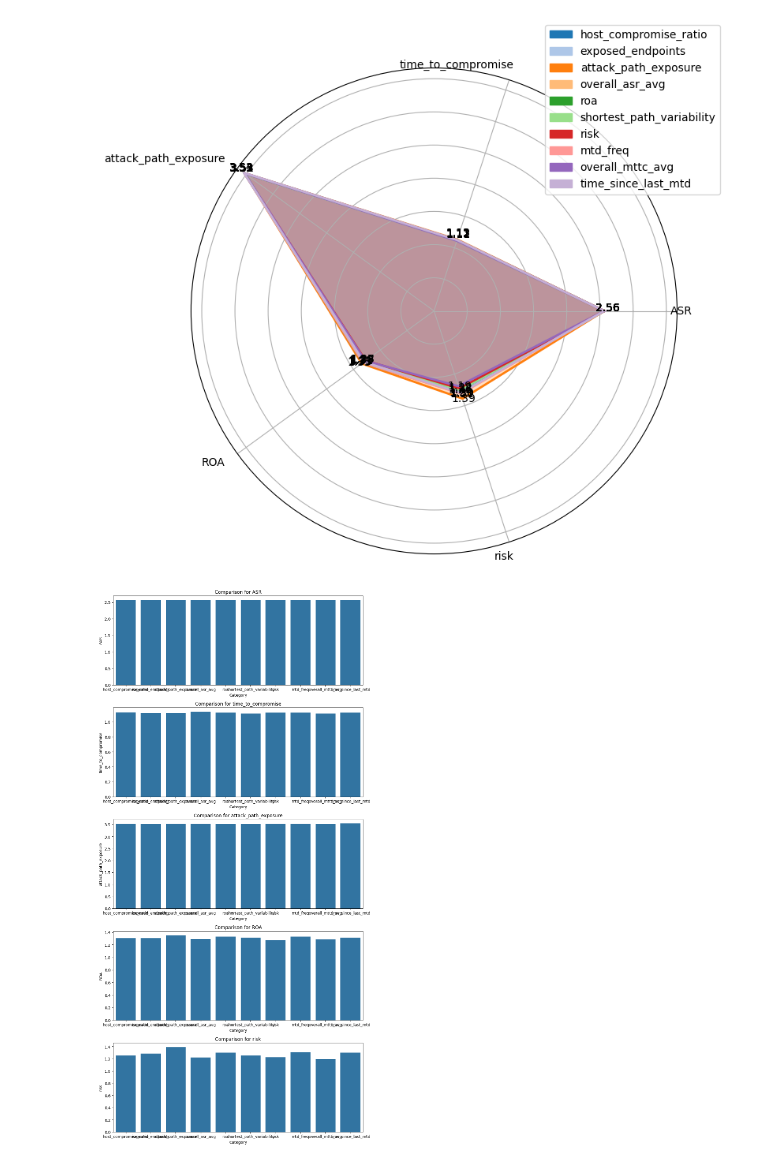
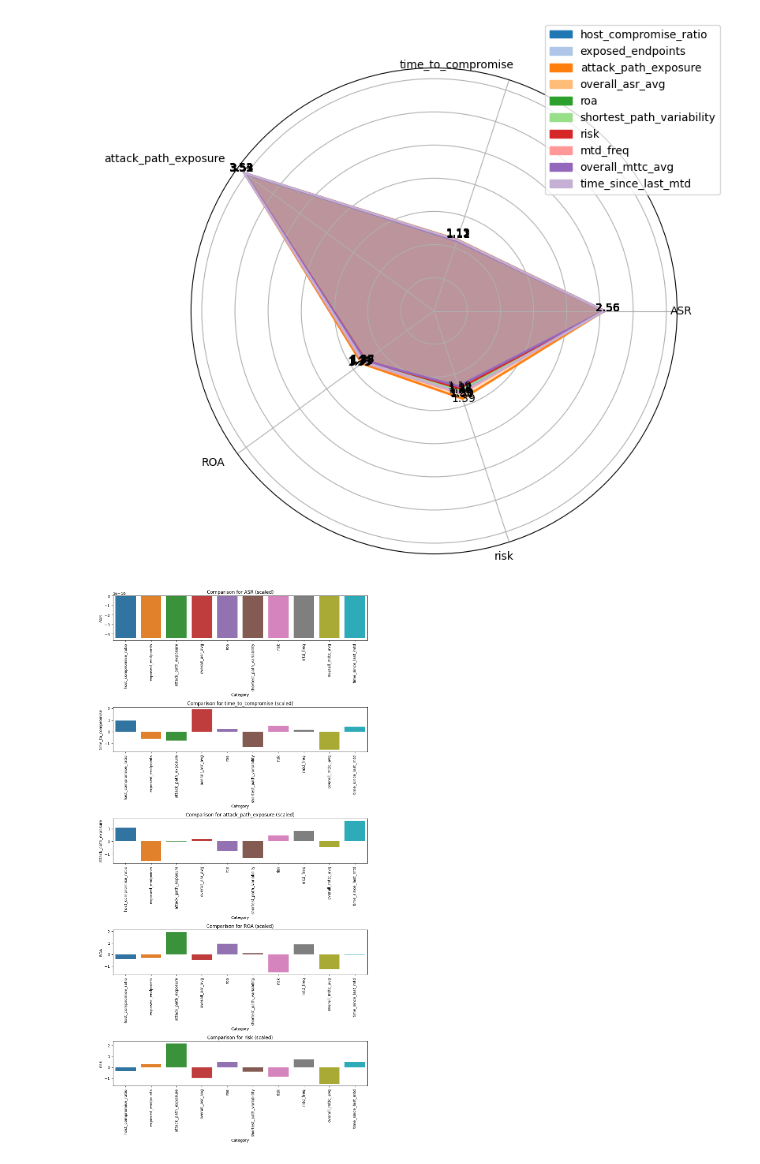
Before and after one commit to MoeBuTa/MTDSim, a Jupyter notebook: experiments/radar_plots_final.ipynb, the cells around one changed output. Cells and saved outputs as stored; diff of their text form; code cells hidden in the pictures.

```diff
--- a/experiments/radar_plots_final.ipynb
+++ b/experiments/radar_plots_final.ipynb
@@ -96,7 +98,7 @@ shortest_path_variability
 # %%
 
 radar = RadarPlot(epsilon, start_time, finish_time, mtd_interval, network_size,total_nodes, new_network,  model, trial, result_head_path)
-schemes_data = pd.DataFrame(radar.multiple_scaled_pipeline(models,run_trial = False)).T.drop(columns=['MEF', 'host_compromise_ratio', 'network_size', 'exposed_endpoints', "mtd_interval", "shortest_path_variability"], axis = 1).T.to_dict()
+schemes_data = pd.DataFrame(radar.multiple_scaled_pipeline(models,run_trial = False)).T.drop(columns=[ 'host_compromise_ratio', 'network_size', 'exposed_endpoints', "mtd_interval", "shortest_path_variability", "MEF"], axis = 1).T.to_dict()
 print(schemes_data)
 radar.plot_n_schemes(schemes_data)
 # %% [output]
@@ -136,11 +138,15 @@ def plot_comparison(data, scaling_method=None):
         axes[i].set_ylabel(metric)
         axes[i].set_xlabel('Category')
 
+        # Rotate x-axis labels by 90 degrees
+        axes[i].set_xticklabels(axes[i].get_xticklabels(), rotation=90)
+
     plt.tight_layout()
     plt.show()
 
-
-# Choose 'minmax', 'zscore', or None for no scaling
-plot_comparison(schemes_data)
+# Example usage:
+# plot_comparison(schemes_data, scaling_method='minmax')
-# %% [output]
-[figure, removed]
+# %%
+plot_comparison(schemes_data, 'zscore')
+# %% [output]
+[figure, added]
```
Also changed, not shown: parts of 3 cells of this notebook, 20 other files.
